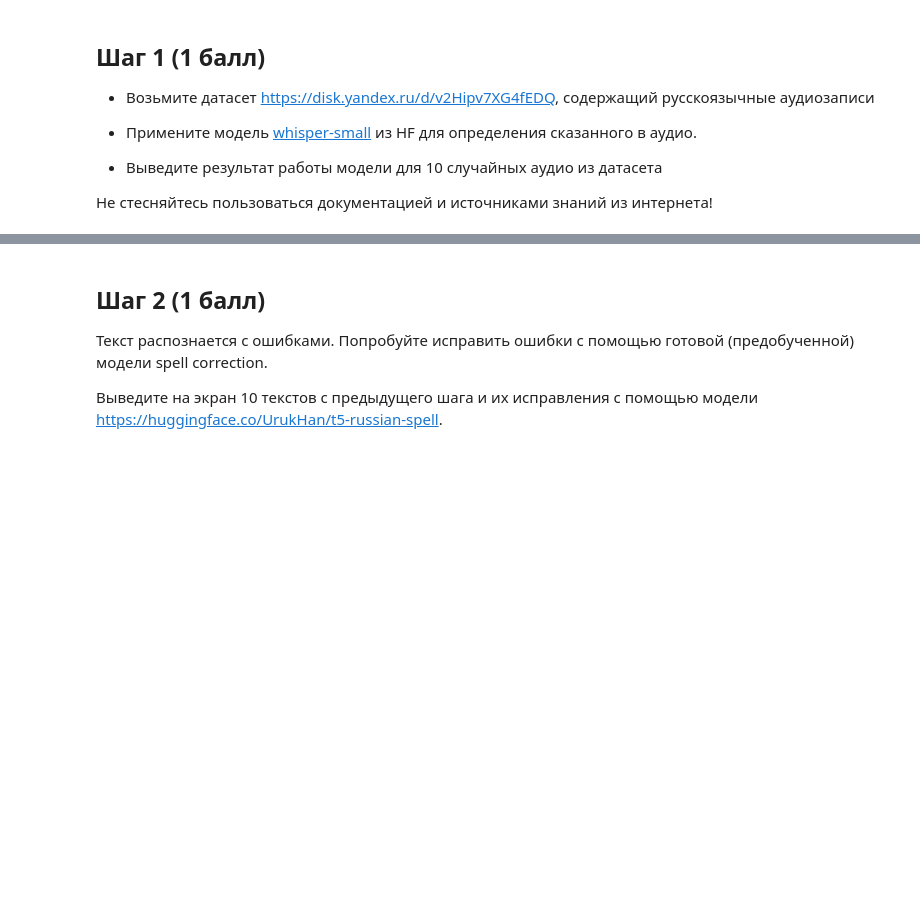
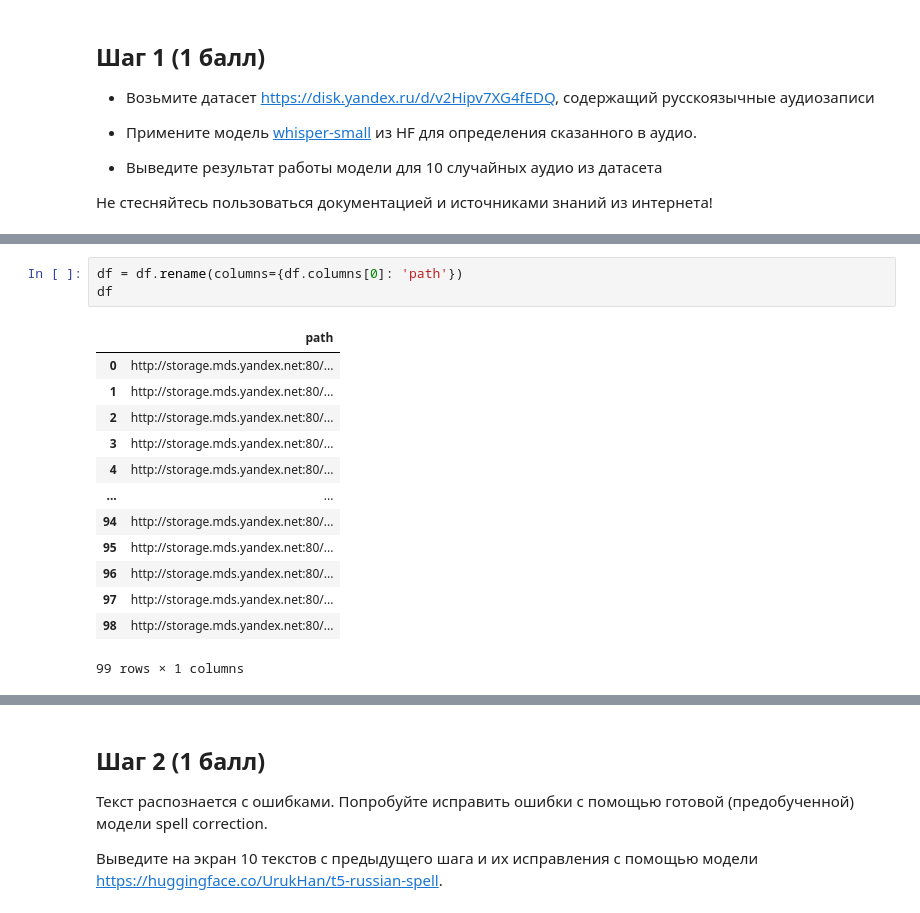
Before and after one commit to nikfilonenko/gen-ai_hw, a Jupyter notebook: NLP/hw_1/Filonenko_Nikita_Dmitrievich_GenDL_HT1_base.ipynb, the cells around one changed output, grey strips where cells are left out. Saved outputs shown, nothing was run; the diff lists cells and outputs as text; blank space fills up the shorter version.

```diff
--- a/NLP/hw_1/Filonenko_Nikita_Dmitrievich_GenDL_HT1_base.ipynb
+++ b/NLP/hw_1/Filonenko_Nikita_Dmitrievich_GenDL_HT1_base.ipynb
@@ -39,0 +80,17 @@ if sr != 16000:
+# %%
+df = df.rename(columns={df.columns[0]: 'path'})
+df
+# %% [output]
+|  | path |
+| 0 | http://storage.mds.yandex.net:80/... |
+| 1 | http://storage.mds.yandex.net:80/... |
+| 2 | http://storage.mds.yandex.net:80/... |
+| 3 | http://storage.mds.yandex.net:80/... |
+| 4 | http://storage.mds.yandex.net:80/... |
+| ... | ... |
+| 94 | http://storage.mds.yandex.net:80/... |
+| 95 | http://storage.mds.yandex.net:80/... |
+| 96 | http://storage.mds.yandex.net:80/... |
+| 97 | http://storage.mds.yandex.net:80/... |
+| 98 | http://storage.mds.yandex.net:80/... |
+99 rows × 1 columns
```
Also changed, not shown: parts of 77 cells of this notebook, 1 other file.
